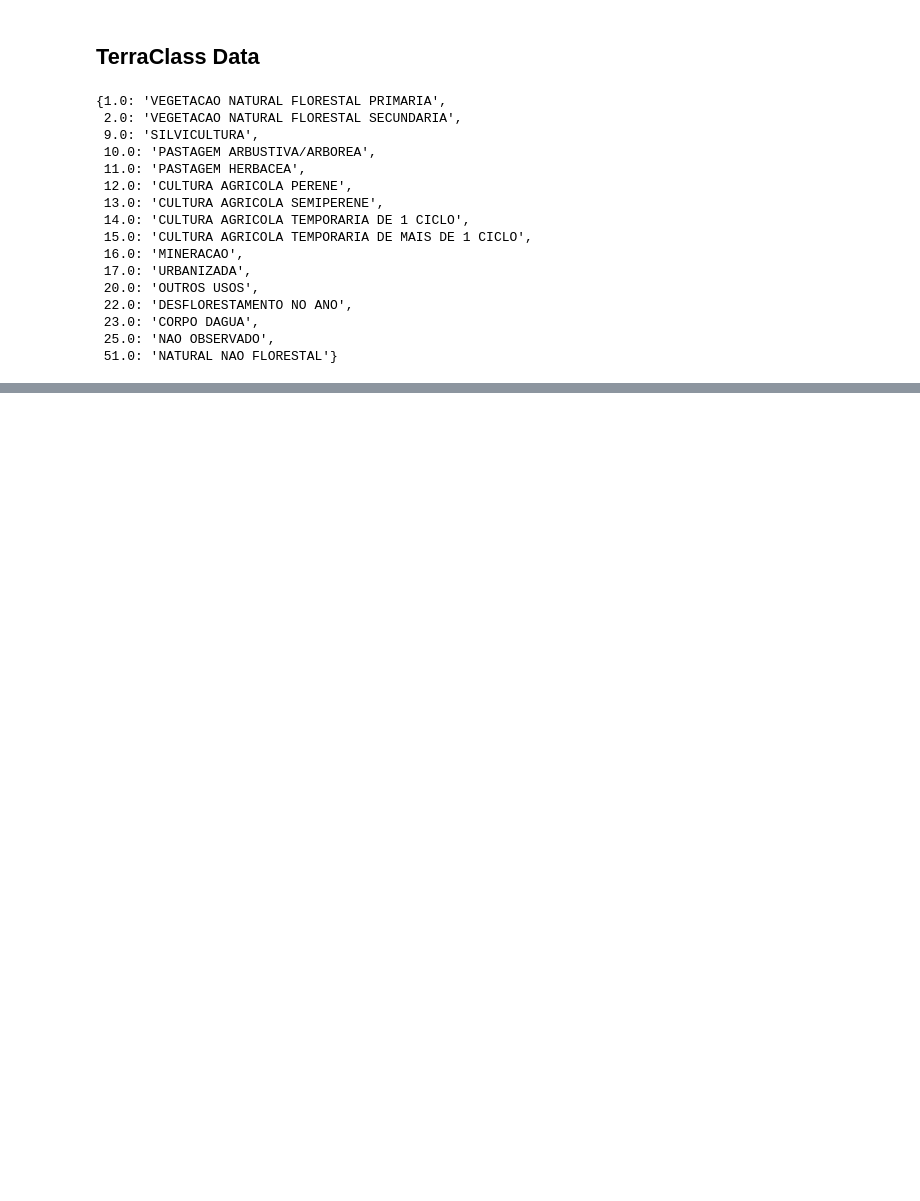
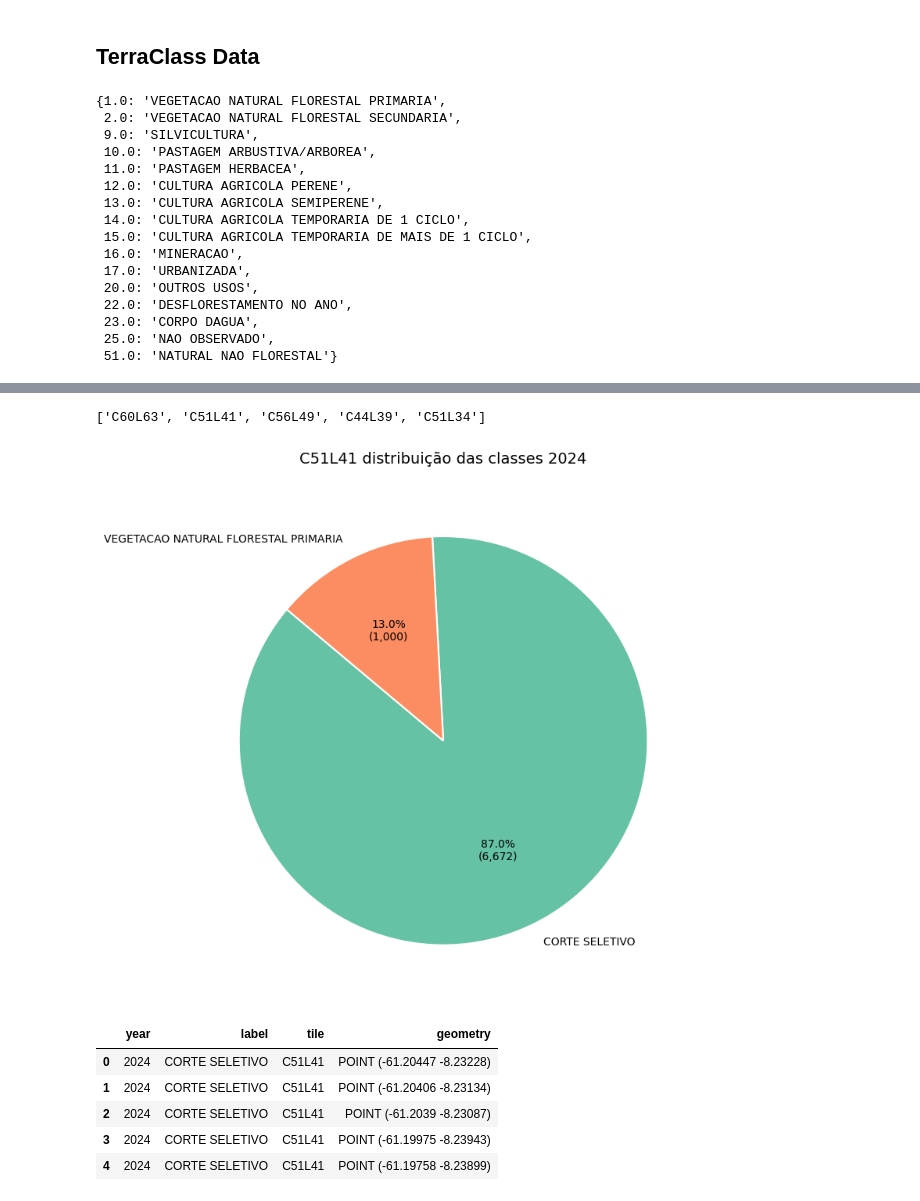
Before and after one commit to AbnerErnaniADSFatec/analise-disturbios-gfm, a Jupyter notebook: 1_preprocessing-samples.ipynb, the cells around one changed output, grey strips where cells are left out. Saved outputs shown, nothing was run; the diff lists cells and outputs as text; code cells hidden in the pictures; blank space fills up the shorter version.

```diff
--- a/1_preprocessing-samples.ipynb
+++ b/1_preprocessing-samples.ipynb
@@ -14,11 +14,10 @@ from shapely.geometry import Point, MultiPolygon
 import xml.etree.ElementTree as ET
 import pandas as pd
 
-test_tile_path = "./dataset/test_tile/"
-roi_tile_path = "./dataset/roi_tiles/"
+tiles_path = "./dataset/tiles"
 samples_path = "./dataset/samples/"
 rasters_path = "./dataset/rasters/"
-aux_path = "./dataset/aux_features/"
+aux_path = "./dataset/aux/"
 # %% [markdown]
 ## TerraClass Data
 # %%
@@ -43,11 +42,10 @@ mapping_dict
  25.0: 'NAO OBSERVADO',
  51.0: 'NATURAL NAO FLORESTAL'}
 # %%
-amazonia_class = rioxarray.open_rasterio(f"{rasters_path}/amazonia_class.tif")
-da = amazonia_class
+amazonia_terraclass = rioxarray.open_rasterio(f"{rasters_path}/aux/amazonia_class.tif")
 year = 2024
-mask = {
+amazonia_terraclass_mask = {
     1.0: 'VEGETACAO NATURAL FLORESTAL PRIMARIA',
-    2.0: 'VEGETACAO NATURAL FLORESTAL SECUNDARIA'
+    # 2.0: 'VEGETACAO NATURAL FLORESTAL SECUNDARIA'
 }
 n_samples = 1000
@@ -319,0 +52,57 @@ test_samples_veg.head()
+# %%
+tiles = [f for f in os.listdir(tiles_path) if not f.startswith(".")]
+tiles
+# %% [output]
+['C60L63', 'C51L41', 'C56L49', 'C44L39', 'C51L34']
+# %%
+tile_id = tiles[1]
+
+samples_file_name = f"Aut_{tile_id}_preclass"
+
+year = 2024
+
+class_column = "class_multisource"
+label = "Deter_Deg_Cs"
+label_mask = "CORTE SELETIVO"
+n_points_per_polygon = 1
+
+tile_file_name = f"tile_{tile_id}_WGS84"
+
+tile = gpd.read_file(f"{tiles_path}/{tile_id}/{test_tile_name}.gpkg")
+if tile.crs != "EPSG:4326":
+    tile = tile.to_crs(epsg=4326)
+
+min_lon, min_lat, max_lon, max_lat = tile.total_bounds
+center = [(min_lat + max_lat) / 2, (min_lon + max_lon) / 2]
+tile_id = tile.iloc[0]["id"]
+
+samples_veg = extract_samples_from_tiff(amazonia_terraclass, amazonia_terraclass_mask, year, n_samples, tile)
+
+samples = gpd.read_file(f"{tiles_path}/{tile_id}/{samples_file_name}.gpkg")
+samples = samples[samples["date"].dt.year == year]
+samples = samples[samples[class_column] == label]
+samples["label"] = label_mask
+samples["tile"] = tile_id
+samples["year"] = year
+samples = samples[["year", "label", "tile", "geometry"]]
+
+samples_points = sample_points_in_polygons(samples, n_points_per_polygon)
+samples_points["tile"] = tile_id
+samples_points["year"] = year
+samples_points = samples_points[["year", "label", "tile", "geometry"]]
+
+samples_veg = samples_veg.to_crs(samples.crs)
+samples_points = pd.concat([samples_points, samples_veg], ignore_index=True)
+samples_points.to_csv(f"{samples_path}samples_{tile_id}_{year}.csv", index=False)
+
+plot_balance_(samples_points, "label", f"{tile_id} distribuição das classes {year}")
+
+samples_points.head()
+# %% [output]
+[figure, added]
+|  | year | label | tile | geometry |
+| 0 | 2024 | CORTE SELETIVO | C51L41 | POINT (-61.20447 -8.23228) |
+| 1 | 2024 | CORTE SELETIVO | C51L41 | POINT (-61.20406 -8.23134) |
+| 2 | 2024 | CORTE SELETIVO | C51L41 | POINT (-61.2039 -8.23087) |
+| 3 | 2024 | CORTE SELETIVO | C51L41 | POINT (-61.19975 -8.23943) |
+| 4 | 2024 | CORTE SELETIVO | C51L41 | POINT (-61.19758 -8.23899) |
```
Also changed, not shown: parts of 24 cells of this notebook, 1 other file.
